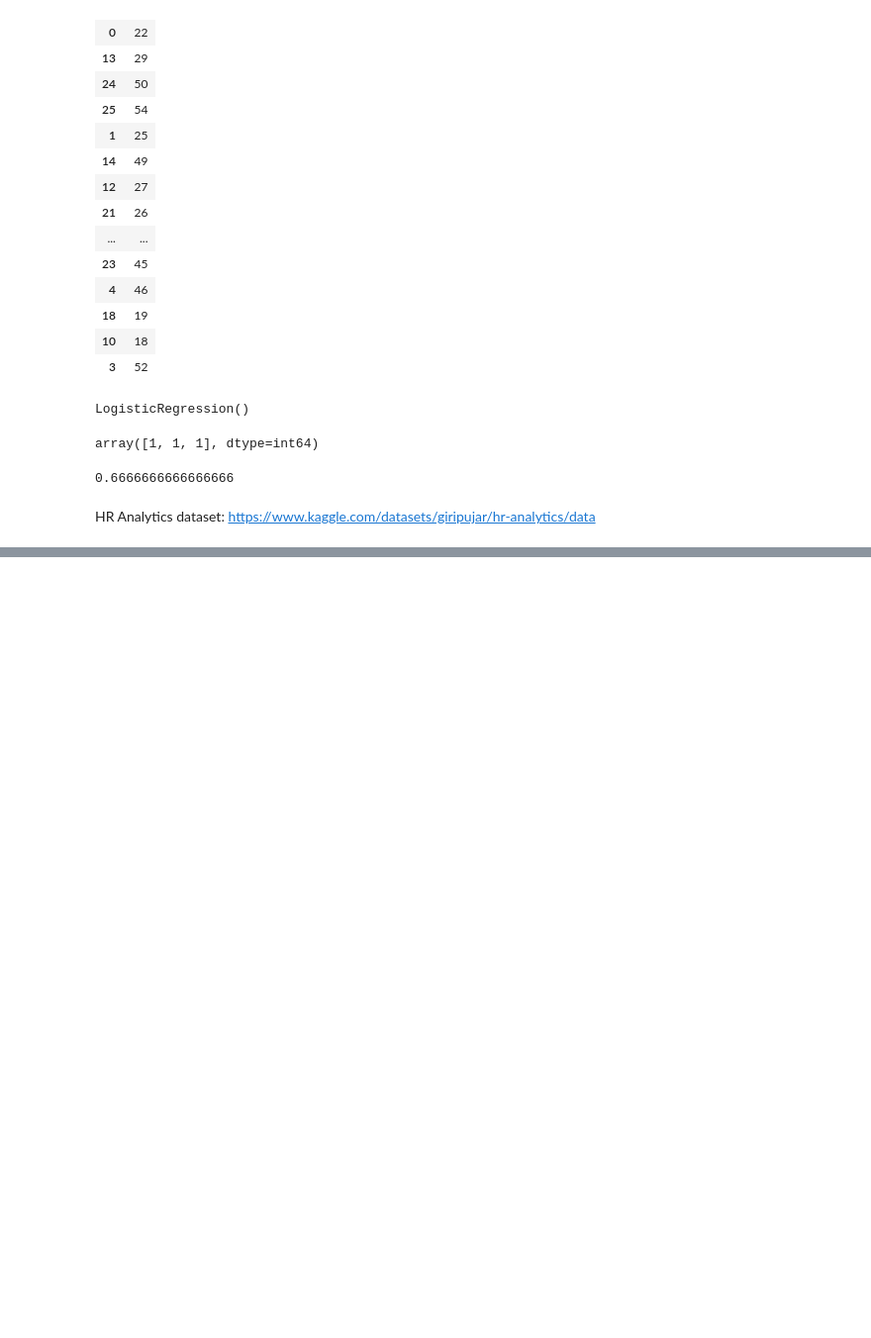
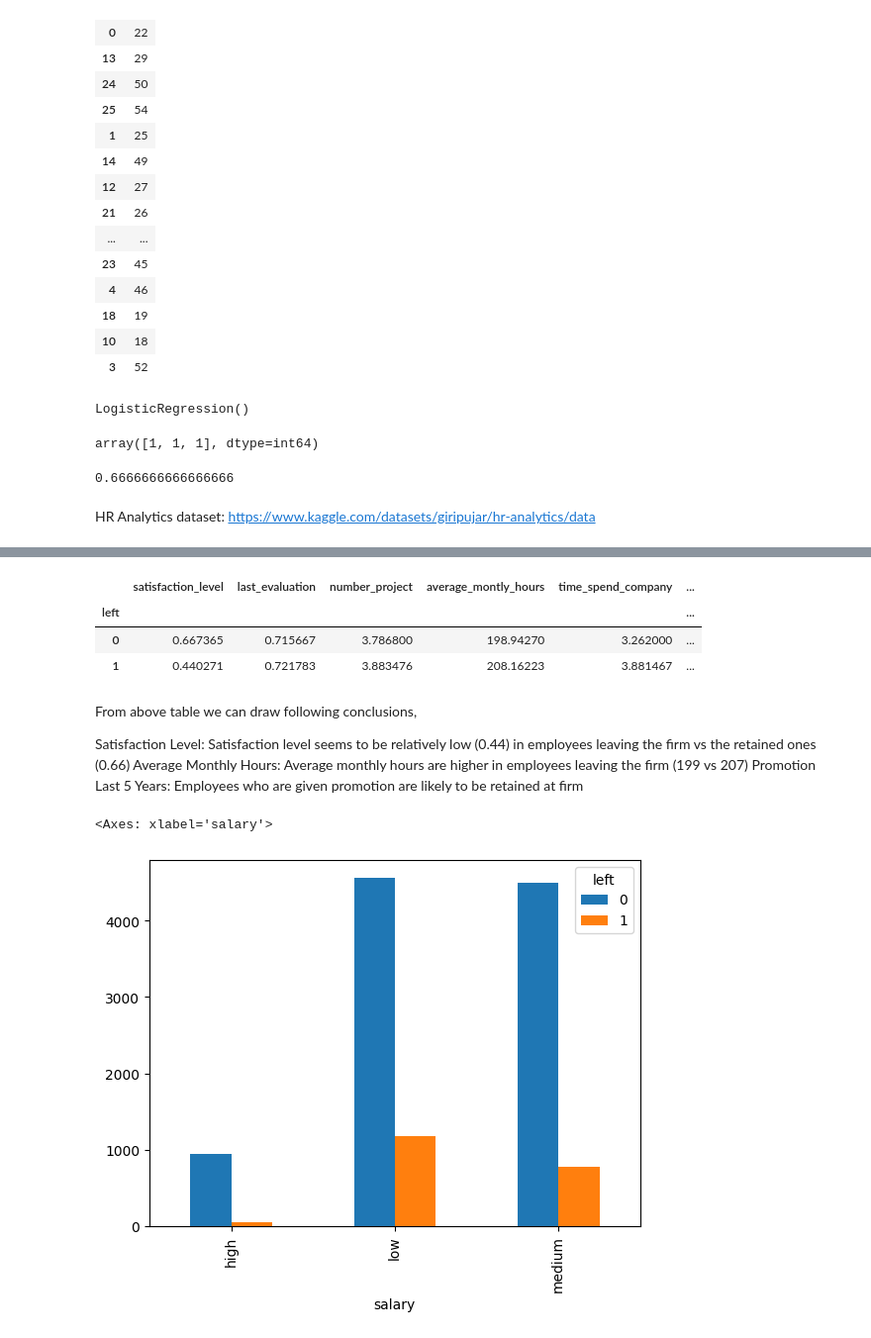
Before and after one commit to rainingrina/machine-learning-algorithms, a Jupyter notebook: logistic_regression.ipynb, the cells around one changed output, grey strips where cells are left out. Shown at 99% size. Cells and saved outputs as stored; diff of their text form; code cells hidden in the pictures; blank space fills up the shorter version.

```diff
--- a/logistic_regression.ipynb
+++ b/logistic_regression.ipynb
@@ -73,0 +79,3 @@ HR Analytics dataset: https://www.kaggle.com/datasets/giripujar/hr-analytics/dat
+# %%
+df = pd.read_csv("csv files/HR_comma_sep.csv")
+df.head()
@@ -73,0 +140,2 @@ HR Analytics dataset: https://www.kaggle.com/datasets/giripujar/hr-analytics/dat
+# %%
+df.drop_duplicates(inplace=True)
@@ -73,0 +152,3 @@ HR Analytics dataset: https://www.kaggle.com/datasets/giripujar/hr-analytics/dat
+# %%
+df1 = df[['salary', 'Department']]
+df1
@@ -73,0 +169,18 @@ HR Analytics dataset: https://www.kaggle.com/datasets/giripujar/hr-analytics/dat
+# %%
+df.Department = pd.to_numeric(df.Department, errors='coerce')
+df.salary = pd.to_numeric(df.salary, errors='coerce')
+df.groupby('left').mean()
+# %% [output]
+|  | satisfaction_level | last_evaluation | number_project | average_montly_hours | time_spend_company | ... |
+| left |  |  |  |  |  | ... |
+| 0 | 0.667365 | 0.715667 | 3.786800 | 198.94270 | 3.262000 | ... |
+| 1 | 0.440271 | 0.721783 | 3.883476 | 208.16223 | 3.881467 | ... |
+# %% [markdown]
+From above table we can draw following conclusions,
+
+Satisfaction Level: Satisfaction level seems to be relatively low (0.44) in employees leaving the firm vs the retained ones (0.66) Average Monthly Hours: Average monthly hours are higher in employees leaving the firm (199 vs 207) Promotion Last 5 Years: Employees who are given promotion are likely to be retained at firm
+# %%
+pd.crosstab(df1.salary, df.left).plot(kind='bar')
+# %% [output]
+<Axes: xlabel='salary'>
+[figure, added]
```
Also changed, not shown: parts of 26 cells of this notebook.
